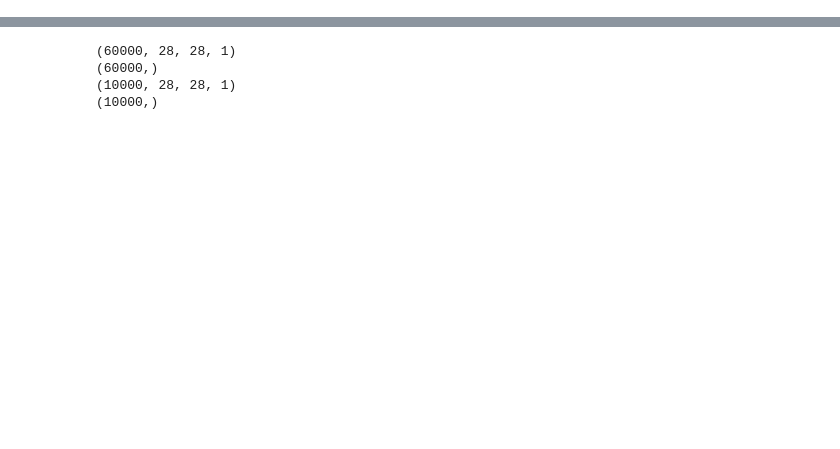
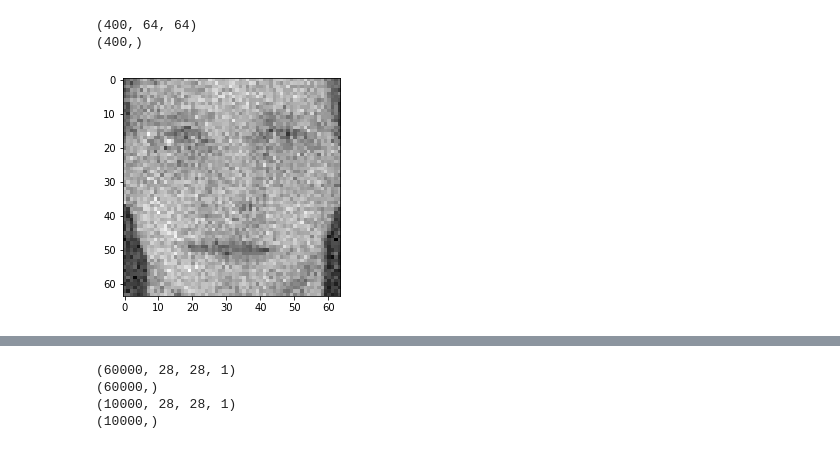
Before and after one commit to opentrainingcamp/CSC645, a Jupyter notebook: Autoencoder.ipynb, the cells around one changed output, grey strips where cells are left out. Cells and saved outputs as stored; diff of their text form; code cells hidden in the pictures; blank space fills up the shorter version.

```diff
--- a/Autoencoder.ipynb
+++ b/Autoencoder.ipynb
@@ -11,0 +13,2 @@ from tensorflow.keras import layers
+# %%
+data=fetch_olivetti_faces()
@@ -11,0 +17,15 @@ from tensorflow.keras import layers
+# %%
+imgs=data['images']
+labels=data['target']
+print(imgs.shape)
+print(labels.shape)
+noise_factor = 0.1
+plt.imshow(np.squeeze(imgs_noisy[0]))
+imgs_train=imgs[0:350,:,:]
+imgs_test=imgs[350:,:,:]
+imgs_train_noisy = imgs_train + noise_factor * np.random.normal(loc=0.0, scale=1.0, size=imgs_train.shape)
+imgs_test_noisy = imgs_test + noise_factor * np.random.normal(loc=0.0, scale=1.0, size=imgs_test.shape)
+# %% [output]
+(400, 64, 64)
+(400,)
+[figure, added]
```
Also changed, not shown: parts of 9 cells of this notebook.
